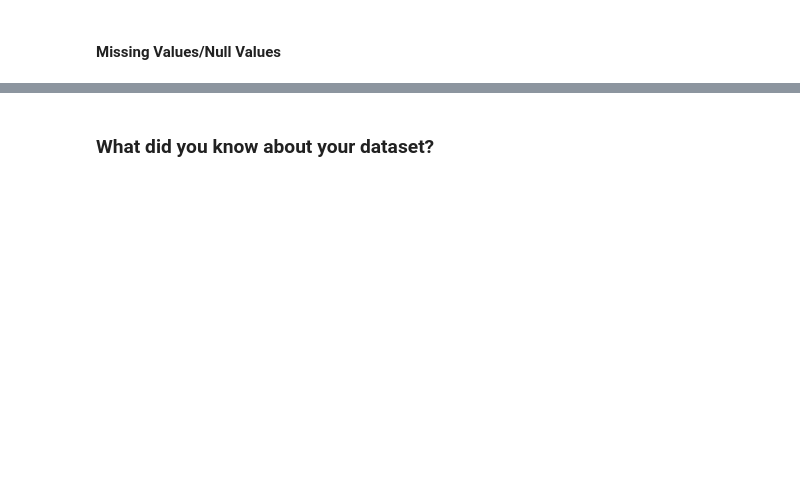
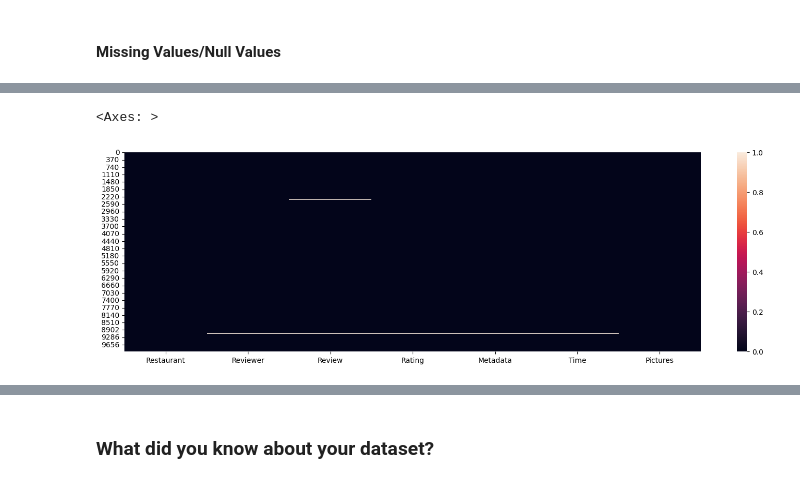
Before and after one commit to apurva-shrivastava/Zomato-Restaurant-Clustering-and-Sentiment-Analysis, a Jupyter notebook: Apurva_Zomato_Restaurant_Clustering_and_Sentiment_Analysis.ipynb, the cells around one changed output, grey strips where cells are left out. Drawn from its saved outputs; the diff is of its cells as text; code cells hidden in the pictures; blank space fills up the shorter version.

```diff
--- a/Apurva_Zomato_Restaurant_Clustering_and_Sentiment_Analysis.ipynb
+++ b/Apurva_Zomato_Restaurant_Clustering_and_Sentiment_Analysis.ipynb
@@ -143,2 +260,7 @@ M - Multivariate Analysis
+# %%
+# Load Dataset
+reviews=pd.read_csv('/content/drive/MyDrive/Zomato Restaurant reviews.csv',parse_dates=['Time'])
+
+hotels=pd.read_csv('/content/drive/MyDrive/Zomato Restaurant names and Metadata.csv')
 # %% [markdown]
 ### Dataset First View
@@ -158,0 +374,4 @@ M - Multivariate Analysis
+# %%
+#Since we have 36 duplicates and maximum of them are Nan values , we are removing all duplicated rows and keeping one instance of row.
+reviews=reviews.drop_duplicates()
+print(f"Their are {reviews.duplicated().sum()} Duplicated values in Reviews of restaurant Dataset.")
@@ -164,0 +411,8 @@ M - Multivariate Analysis
+# %%
+# Visualizing the missing values
+#Reviews of restaurant Dataset
+fig=plt.figure(figsize=(18,5))
+sns.heatmap(reviews.isna())
+# %% [output]
+<Axes: >
+[figure, added]
```
Also changed, not shown: parts of 34 cells of this notebook.
